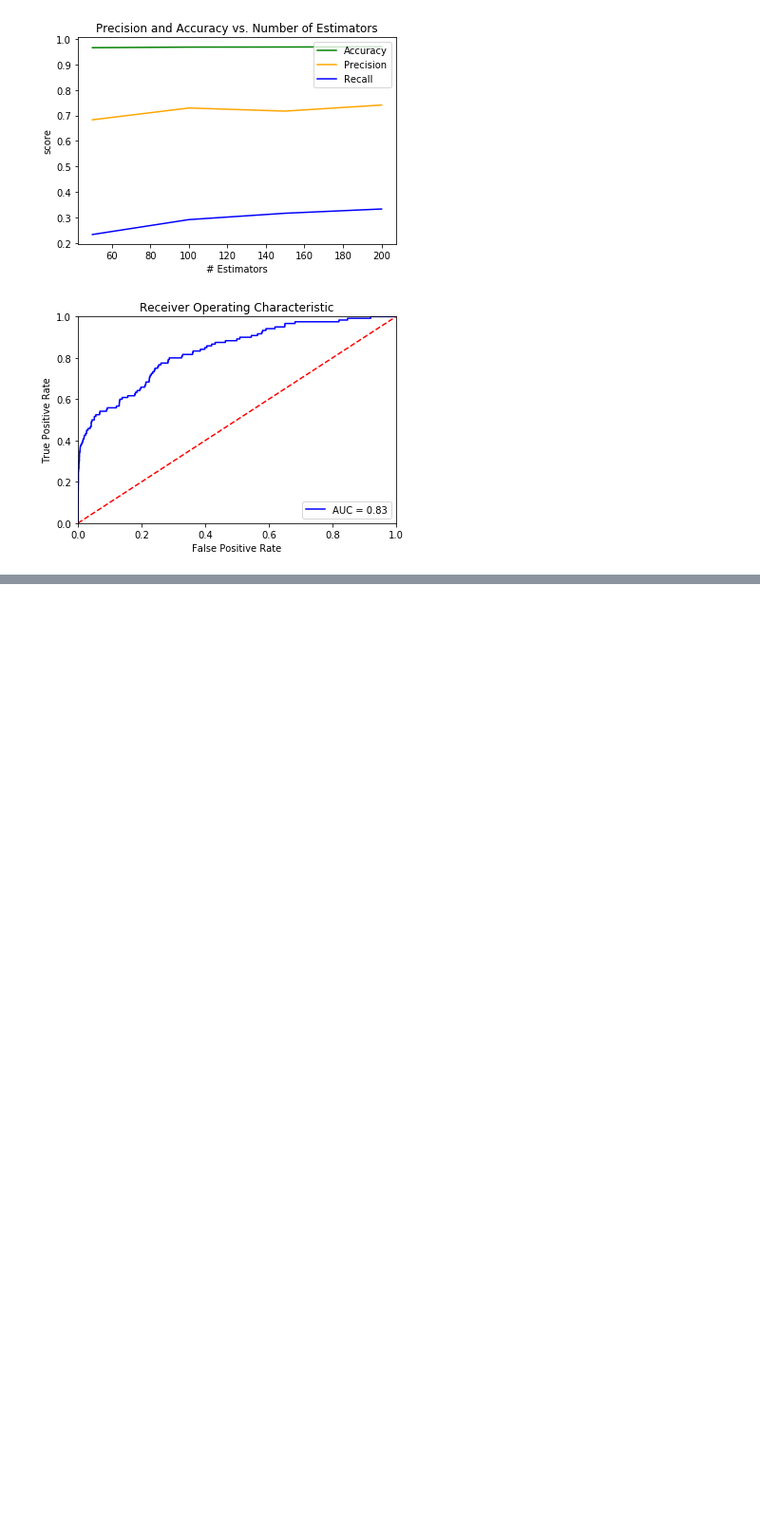
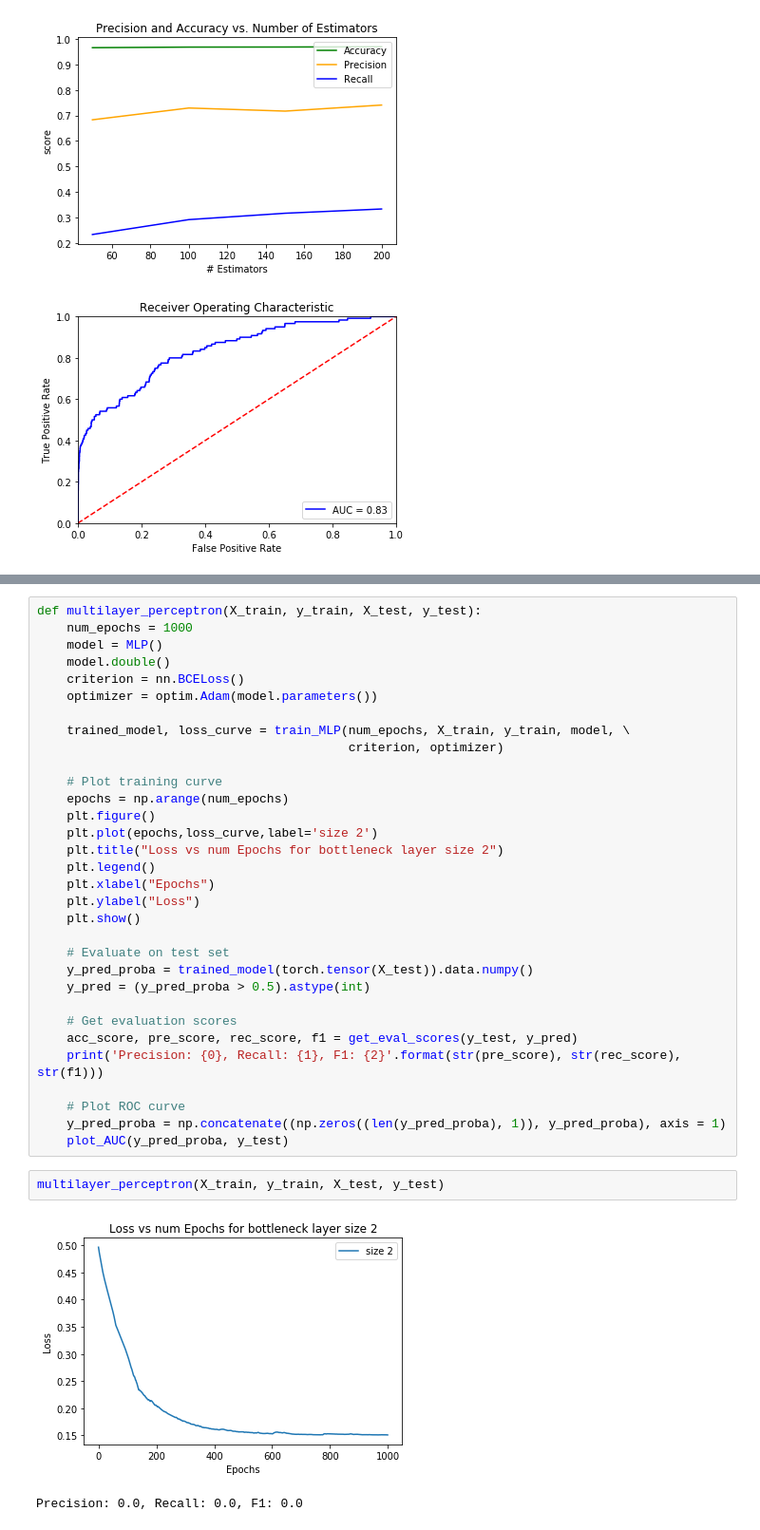
Before and after one commit to zchuning/BankruptcyDataAnalysis, a Jupyter notebook: BankruptcyDataAnalysis.ipynb, the cells around one changed output, grey strips where cells are left out. Shown: that part at 95% size. Cells and saved outputs as stored; diff of their text form; blank space fills up the shorter version.

```diff
--- a/BankruptcyDataAnalysis.ipynb
+++ b/BankruptcyDataAnalysis.ipynb
@@ -380,0 +464,37 @@ gradient_boosting(X_train, y_train, X_test, y_test)
+# %%
+def multilayer_perceptron(X_train, y_train, X_test, y_test):
+    num_epochs = 1000
+    model = MLP()
+    model.double()
+    criterion = nn.BCELoss()
+    optimizer = optim.Adam(model.parameters())
+
+    trained_model, loss_curve = train_MLP(num_epochs, X_train, y_train, model, \
+                                          criterion, optimizer)
+
+    # Plot training curve
+    epochs = np.arange(num_epochs)
+    plt.figure()
+    plt.plot(epochs,loss_curve,label='size 2')
+    plt.title("Loss vs num Epochs for bottleneck layer size 2")
+    plt.legend()
+    plt.xlabel("Epochs")
+    plt.ylabel("Loss")
+    plt.show()
+
+    # Evaluate on test set
+    y_pred_proba = trained_model(torch.tensor(X_test)).data.numpy()
+    y_pred = (y_pred_proba > 0.5).astype(int)
+
+    # Get evaluation scores
+    acc_score, pre_score, rec_score, f1 = get_eval_scores(y_test, y_pred)
+    print('Precision: {0}, Recall: {1}, F1: {2}'.format(str(pre_score), str(rec_score), str(f1)))
+
+    # Plot ROC curve
+    y_pred_proba = np.concatenate((np.zeros((len(y_pred_proba), 1)), y_pred_proba), axis = 1)
+    plot_AUC(y_pred_proba, y_test)
+# %%
+multilayer_perceptron(X_train, y_train, X_test, y_test)
+# %% [output]
+[figure, added]
+Precision: 0.0, Recall: 0.0, F1: 0.0
```
Also changed, not shown: parts of 15 cells of this notebook.
